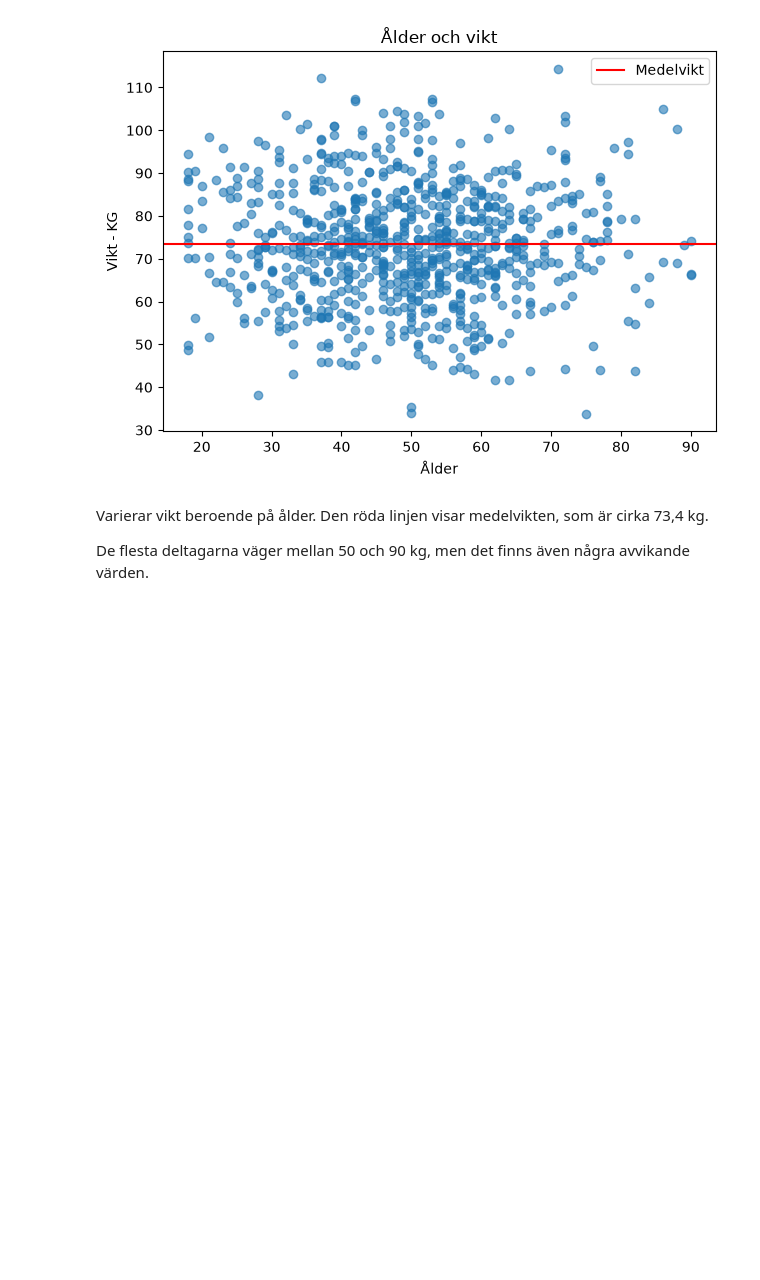
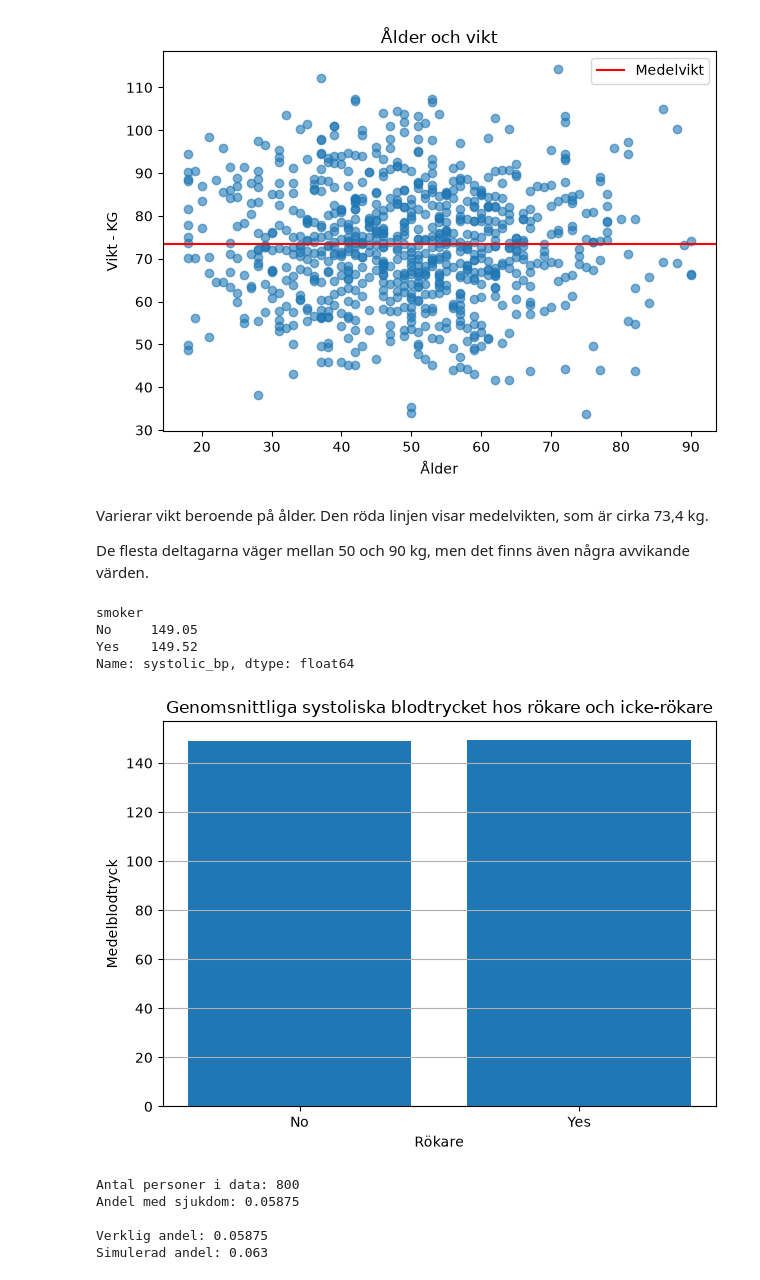
Before and after one commit to Krille1997/H-lsostudie, a Jupyter notebook: Notebook/Report.ipynb, the cells around one changed output. Cells and saved outputs as stored; diff of their text form; code cells hidden in the pictures; blank space fills up the shorter version.

Commit message:
Simulering - sjukdom / blodtryck

```diff
--- a/Notebook/Report.ipynb
+++ b/Notebook/Report.ipynb
@@ -90,3 +90,45 @@ fig.savefig("../Figures/age_weight.png", dpi=150)
 Varierar vikt beroende på ålder. Den röda linjen visar medelvikten, som är cirka 73,4 kg.
 
 De flesta deltagarna väger mellan 50 och 90 kg, men det finns även några avvikande värden.
+# %%
+smoker_bp = df.groupby("smoker")["systolic_bp"].mean()
+display(smoker_bp.round(2))
+
+fig, bar = plt.subplots()
+
+bar.bar(smoker_bp.index, smoker_bp.values)
+bar.set_title("Genomsnittliga systoliska blodtrycket hos rökare och icke-rökare")
+bar.set_xlabel("Rökare")
+bar.set_ylabel("Medelblodtryck")
+bar.grid(axis="y")
+plt.tight_layout()
+
+fig.savefig("../Figures/blodtryck hos rökare.png", dpi=150)
+# %% [output]
+smoker
+No     149.05
+Yes    149.52
+Name: systolic_bp, dtype: float64
+[figure, added]
+# %%
+np.random.seed(42)
+
+disease = df["disease"].to_numpy()
+
+n = (len(disease))
+andel = (disease == 1).sum() / n
+
+print("Antal personer i data:", n)
+print("Andel med sjukdom:", andel)
+
+sim = df["disease"].sample(n=1000, replace=True, random_state=42)
+
+print()
+print("Verklig andel:", andel)
+print("Simulerad andel:", sim.mean())
+# %% [output]
+Antal personer i data: 800
+Andel med sjukdom: 0.05875
+
+Verklig andel: 0.05875
+Simulerad andel: 0.063
```
Also changed, not shown: parts of 1 cell of this notebook, 1 other file.
